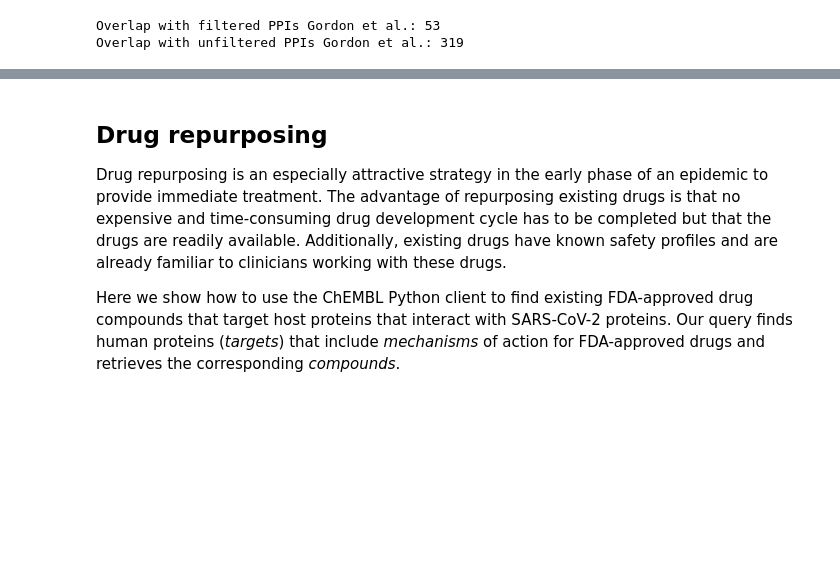
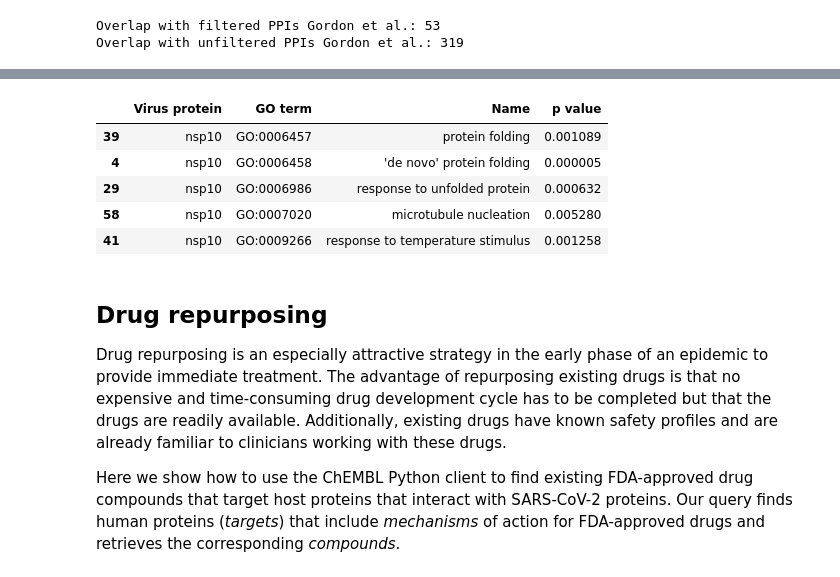
Before and after one commit to bittremieux/sars_cov_2, a Jupyter notebook: ppi_demo.ipynb, the cells around one changed output, grey strips where cells are left out. Drawn from its saved outputs; the diff is of its cells as text; code cells hidden in the pictures; blank space fills up the shorter version.

```diff
--- a/ppi_demo.ipynb
+++ b/ppi_demo.ipynb
@@ -334,3 +357,12 @@ Overlap with unfiltered PPIs Gordon et al.: 319
+# %%
+go_enrichment.head()
+# %% [output]
+|  | Virus protein | GO term | Name | p value |
+| 39 | nsp10 | GO:0006457 | protein folding | 0.001089 |
+| 4 | nsp10 | GO:0006458 | 'de novo' protein folding | 0.000005 |
+| 29 | nsp10 | GO:0006986 | response to unfolded protein | 0.000632 |
+| 58 | nsp10 | GO:0007020 | microtubule nucleation | 0.005280 |
+| 41 | nsp10 | GO:0009266 | response to temperature stimulus | 0.001258 |
 # %% [markdown]
 ## Drug repurposing
 
```
Also changed, not shown: parts of 7 cells of this notebook.
